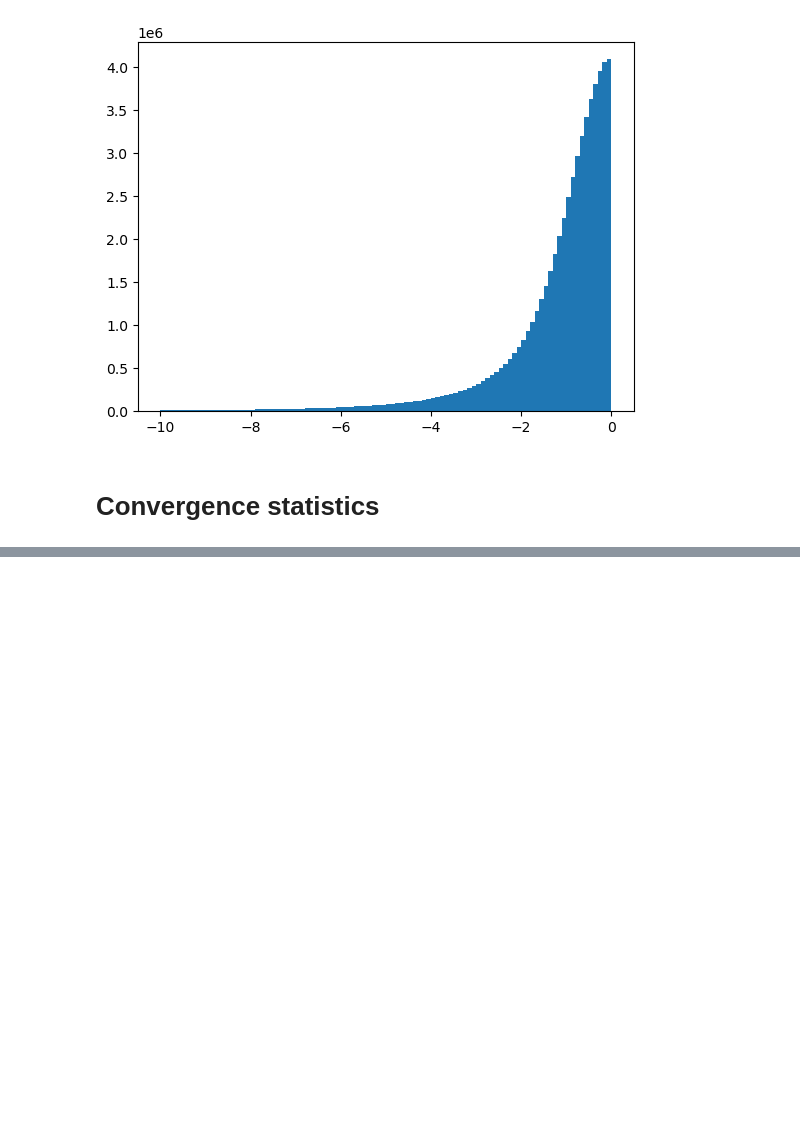
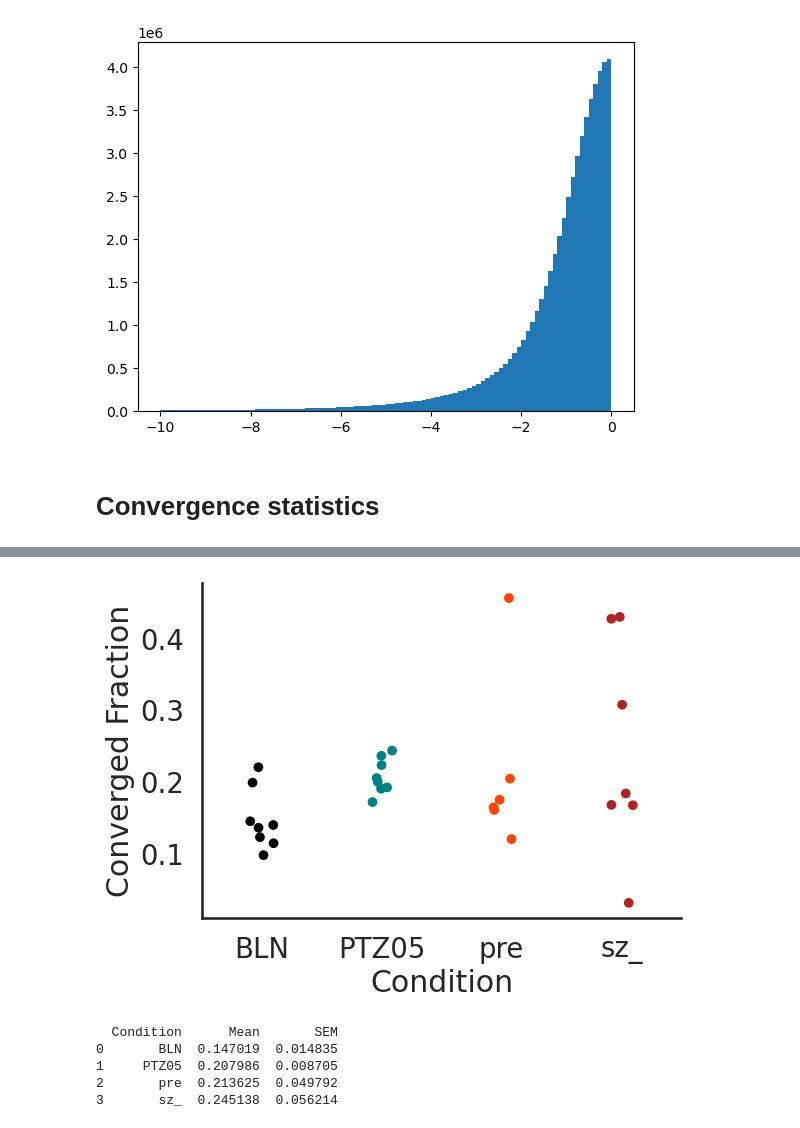
Before and after one commit to dmnburrows/empirical_dynamic_modelling, a Jupyter notebook: CCM_converge.ipynb, the cells around one changed output, grey strips where cells are left out. Saved outputs shown, nothing was run; the diff lists cells and outputs as text; code cells hidden in the pictures; blank space fills up the shorter version.

Commit message:
finalising convergence analysis

```diff
--- a/CCM_converge.ipynb
+++ b/CCM_converge.ipynb
@@ -353,0 +210,6 @@ def conv_check_h5(curr_l=None, n_int=3, int_l = [1.2, 1.4, 1.8], ratio_val=-0.2)
+# %%
+#Compare across smoothed vs non-smoothed data
+df = pd.read_csv(f'{data}/ccm_convergence_summary.csv')
+df['cond'] = [i.split('_')[3] for i in df['name'].values]
+df.loc[df['cond'] == 'PTZ20', 'cond'] = [i[-3:] for i in df[df['cond']=='PTZ20']['name'].values]
+df
@@ -353,0 +234,58 @@ def conv_check_h5(curr_l=None, n_int=3, int_l = [1.2, 1.4, 1.8], ratio_val=-0.2)
+# %%
+import seaborn as sns
+import matplotlib.pyplot as plt
+
+# Set seaborn style
+sns.set(style="white", context="talk", font_scale=1.2)
+
+# Define custom colors and desired order
+custom_palette = {
+    'BLN': 'black',
+    'PTZ05': 'teal',
+    'pre': 'orangered',     # light red
+    'sz_': 'firebrick'      # dark red
+}
+
+order = ['BLN', 'PTZ05', 'pre', 'sz_']  # desired plotting order
+
+# Create the stripplot
+g = sns.stripplot(
+    data=df,
+    x='cond',
+    y='converged_fraction',
+    palette=custom_palette,
+    order=order,
+    jitter=True,
+    alpha=1,
+    size=7
+)
+
+# Axis labels (optional)
+g.set_xlabel("Condition")
+g.set_ylabel("Converged Fraction")
+
+# Clean up figure
+sns.despine()
+plt.tight_layout()
+plt.savefig('prac.svg', transparent=True)
+plt.show()
+# %% [output]
+[figure, added]
+# %%
+import pandas as pd
+from scipy.stats import sem
+
+# Group by condition and compute mean and SEM
+summary = df.groupby('cond')['converged_fraction'].agg(['mean', sem]).reset_index()
+
+# Rename columns for clarity
+summary.columns = ['Condition', 'Mean', 'SEM']
+
+# Print results
+print(summary)
+# %% [output]
+  Condition      Mean       SEM
+0       BLN  0.147019  0.014835
+1     PTZ05  0.207986  0.008705
+2       pre  0.213625  0.049792
+3       sz_  0.245138  0.056214
```
Also changed, not shown: parts of 26 cells of this notebook, 2 other files.
